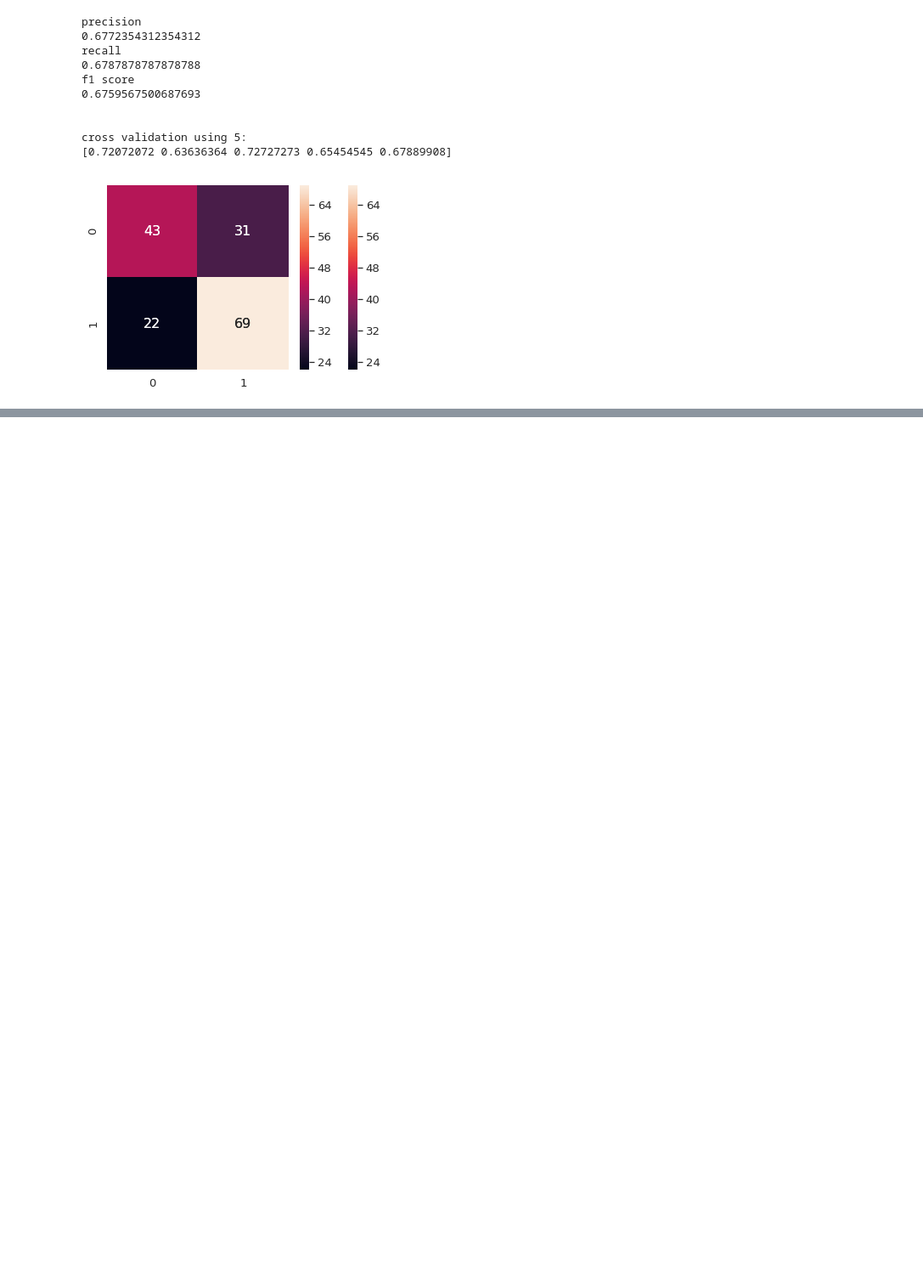
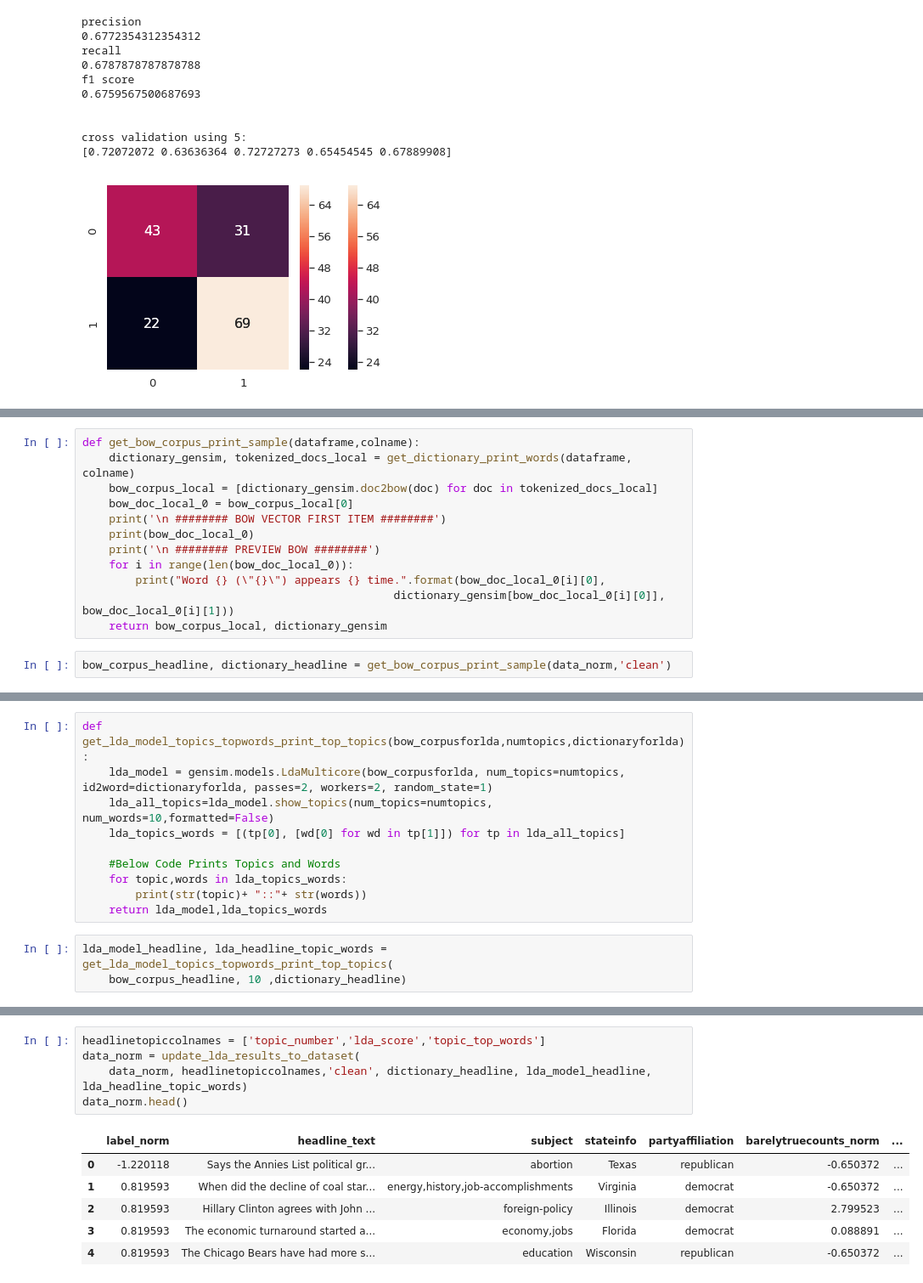
Before and after one commit to jems2019/AlternusVera, a Jupyter notebook: Social_Credibility.ipynb, the cells around one changed output, grey strips where cells are left out. Shown at 85% size. Saved outputs shown, nothing was run; the diff lists cells and outputs as text; blank space fills up the shorter version.

```diff
--- a/Social_Credibility.ipynb
+++ b/Social_Credibility.ipynb
@@ -245,0 +524,14 @@ data_norm.head()
+# %%
+def get_bow_corpus_print_sample(dataframe,colname):
+    dictionary_gensim, tokenized_docs_local = get_dictionary_print_words(dataframe, colname)
+    bow_corpus_local = [dictionary_gensim.doc2bow(doc) for doc in tokenized_docs_local]
+    bow_doc_local_0 = bow_corpus_local[0]
+    print('\n ######## BOW VECTOR FIRST ITEM ########')
+    print(bow_doc_local_0)
+    print('\n ######## PREVIEW BOW ########')
+    for i in range(len(bow_doc_local_0)):
+        print("Word {} (\"{}\") appears {} time.".format(bow_doc_local_0[i][0],
+                                               dictionary_gensim[bow_doc_local_0[i][0]], bow_doc_local_0[i][1]))
+    return bow_corpus_local, dictionary_gensim
+# %%
+bow_corpus_headline, dictionary_headline = get_bow_corpus_print_sample(data_norm,'clean')
@@ -245,0 +557,13 @@ data_norm.head()
+# %%
+def get_lda_model_topics_topwords_print_top_topics(bow_corpusforlda,numtopics,dictionaryforlda):
+    lda_model = gensim.models.LdaMulticore(bow_corpusforlda, num_topics=numtopics, id2word=dictionaryforlda, passes=2, workers=2, random_state=1)
+    lda_all_topics=lda_model.show_topics(num_topics=numtopics, num_words=10,formatted=False)
+    lda_topics_words = [(tp[0], [wd[0] for wd in tp[1]]) for tp in lda_all_topics]
+
+    #Below Code Prints Topics and Words
+    for topic,words in lda_topics_words:
+        print(str(topic)+ "::"+ str(words))
+    return lda_model,lda_topics_words
+# %%
+lda_model_headline, lda_headline_topic_words = get_lda_model_topics_topwords_print_top_topics(
+    bow_corpus_headline, 10 ,dictionary_headline)
@@ -245,0 +588,12 @@ data_norm.head()
+# %%
+headlinetopiccolnames = ['topic_number','lda_score','topic_top_words']
+data_norm = update_lda_results_to_dataset(
+    data_norm, headlinetopiccolnames,'clean', dictionary_headline, lda_model_headline, lda_headline_topic_words)
+data_norm.head()
+# %% [output]
+|  | label_norm | headline_text | subject | stateinfo | partyaffiliation | barelytruecounts_norm | ... |
+| 0 | -1.220118 | Says the Annies List political gr... | abortion | Texas | republican | -0.650372 | ... |
+| 1 | 0.819593 | When did the decline of coal star... | energy,history,job-accomplishments | Virginia | democrat | -0.650372 | ... |
+| 2 | 0.819593 | Hillary Clinton agrees with John ... | foreign-policy | Illinois | democrat | 2.799523 | ... |
+| 3 | 0.819593 | The economic turnaround started a... | economy,jobs | Florida | democrat | 0.088891 | ... |
+| 4 | 0.819593 | The Chicago Bears have had more s... | education | Wisconsin | republican | -0.650372 | ... |
```
Also changed, not shown: parts of 28 cells of this notebook.
